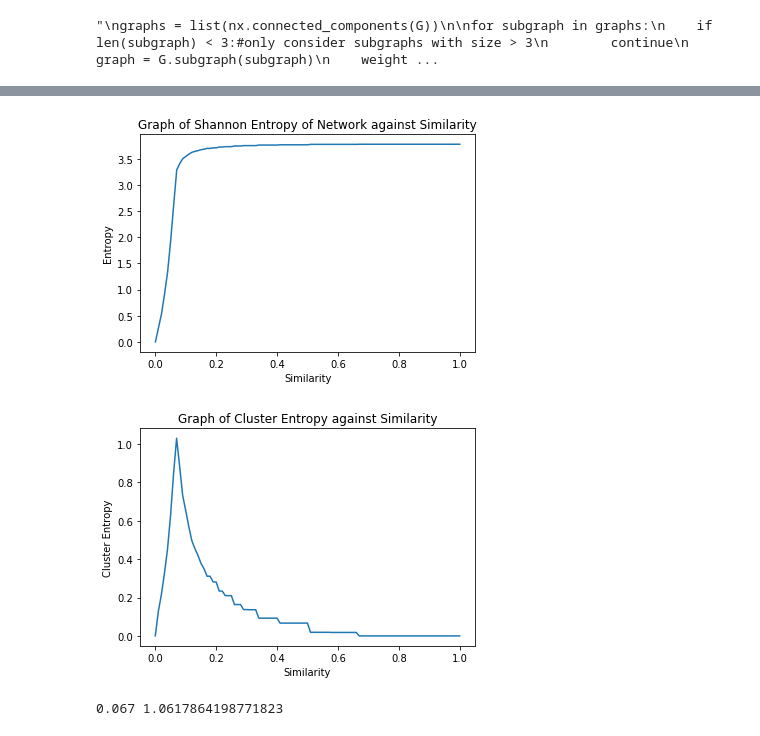
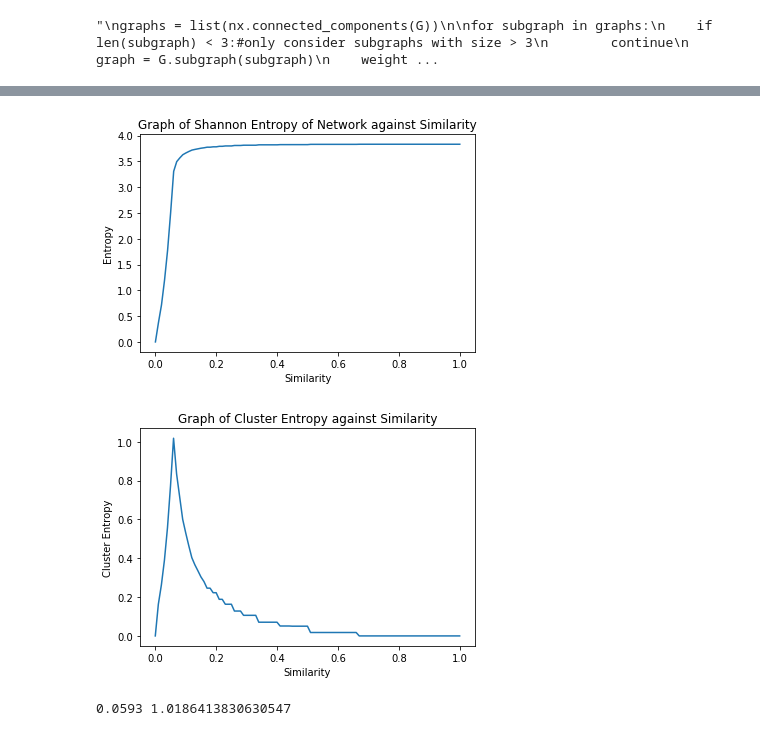
Before and after one commit to jzh001/Social-Network-Structure-in-Common-Interest-Communities, a Jupyter notebook: notebook.ipynb, the cells around one changed output, grey strips where cells are left out. Cells and saved outputs as stored; diff of their text form; code cells hidden in the pictures.

```diff
--- a/notebook.ipynb
+++ b/notebook.ipynb
@@ -266,22 +305,53 @@ def components(Graph):
 def getSize(Graph):
     return [len(x) for x in list(nx.connected_components(Graph))]
 # %%
-def entropy(sim):
+def entropy(sim, Graph = nx.Graph()):#can be used both for range and point query
     sum = 0
-    clusters = components(cluster(sim))
+    if sim == -1:#used by range function entropy_range
+        clusters = components(Graph)
+    else:#used individually
+        clusters = components(cluster_fast(sim))
     N = len(GC.nodes())
     for comp in clusters:
         P = len(comp)/N
         sum += -1*P*math.log10(P)
     return sum
+# %%
+def entropy_range(sim_x, isShannon):#runs in linear time, but needs to be initialised from largest to smallest similarity
+    #takes in a range of values and adds edges individually from greatest to smallest similarity
+    #used for range query
+    pos = 0
+    GC_split = nx.Graph()
+    GC_split.add_nodes_from(GC.nodes())
+    edges = []
+    for u,v in GC.edges():
+        edges.append((GC[u][v]['similarity'],u,v))
+    edges.sort(reverse = True)
+    ret = []
+    for sim in sim_x:
+        for i in range(pos,len(edges)):
+            edgesim, u, v = edges[i]
+            if edgesim >= sim:
+                GC_split.add_edge(u,v)
+            else:
+                break
+        pos = i
+        if isShannon:
+            ret.append(entropy(-1,GC_split))
+        else:
+            ret.append(clusterentropy(-1,GC_split))
+    ret.reverse()
+    return ret
 # %%
-sim_x = 0.01*np.array(range(0,101)) #higher runtime, but smoother curve
+sim_x = [0.01*x for x in range(101)] #higher runtime, but smoother curve
+sim_y = entropy_range(reversed(sim_x), True)
+#print(sim_y)
 #sim_x = 0.04*np.array(range(0,26))
 plt.title('Graph of Shannon Entropy of Network against Similarity')
 plt.xlabel('Similarity')
 plt.ylabel('Entropy')
-plt.plot(sim_x,[entropy(x) for x in sim_x])
+plt.plot(sim_x,sim_y)
 plt.savefig('Graph of Shannon Entropy of Network against Similarity')
 # %% [output]
-[figure, old version]
+[figure, new version]
 # %%
@@ -294,37 +367,37 @@ def clusterentropy(sim):
         sum += -1*P*math.log10(P)
     return sum
 # %%
-sim_x = 0.01*np.array(range(0,101)) #higher runtime, but smoother curve
-#cert_x = 0.04*np.array(range(0,26))
+sim_y = entropy_range(reversed(sim_x), False)
 plt.title('Graph of Cluster Entropy against Similarity')
 plt.xlabel('Similarity')
 plt.ylabel('Cluster Entropy')
-plt.plot(sim_x,[clusterentropy(x) for x in sim_x])
+plt.plot(sim_x,sim_y)
 plt.savefig('Graph of Cluster Entropy against Similarity')
 # %% [output]
-[figure, old version]
+[figure, new version]
 # %%
 #Based on graph, calculate similarity that gives maximum certainty
 '''for x in sim_x[:20]:
     print(x,clusterentropy(x))'''
 #maximum
-#0.07,1.0302546261242758
-'''for x in range(60,80):
+#0.06 1.0180232860911245
+'''for x in range(50,70):
     print(x/1e3,clusterentropy(x/1e3))'''
 #maximum
-#0.067 1.061786419877182
-#0.068 1.0614383510267185
-'''for x in range(660,680):
+#0.059 1.0186413830630547
+'''for x in range(580,600):
     print(x/1e4,clusterentropy(x/1e4))'''
 #maximum
-#0.0674 1.061786419877182
-'''for x in range(6730,6750):
+#0.0589 1.0186413830630547
+#0.0597 1.0186413830630547
+#mean = 0.0593
+'''for x in range(5880,5900):
     print(x/1e5,clusterentropy(x/1e5))'''
-#maximum
-#0.06741 1.061786419877182
-#Therefore, optimal similarity value is determined to be 0.067
-optsim = 0.067 #this value is determined for when posScore = 75
+#Therefore, optimal similarity value is determined to be 0.0593
+#which is the mean of the lower and upper bounds of the range which yields maximum (i.e. threshold) similarity
+optsim = 0.0593 #this value is determined for when posScore = 75
+#when posScore = 83 at 50th percentile, optsim = 0.67
 print(optsim,clusterentropy(optsim))
 # %% [output]
-0.067 1.0617864198771823
+0.0593 1.0186413830630547
 # %%
```
Also changed, not shown: parts of 43 cells of this notebook.
